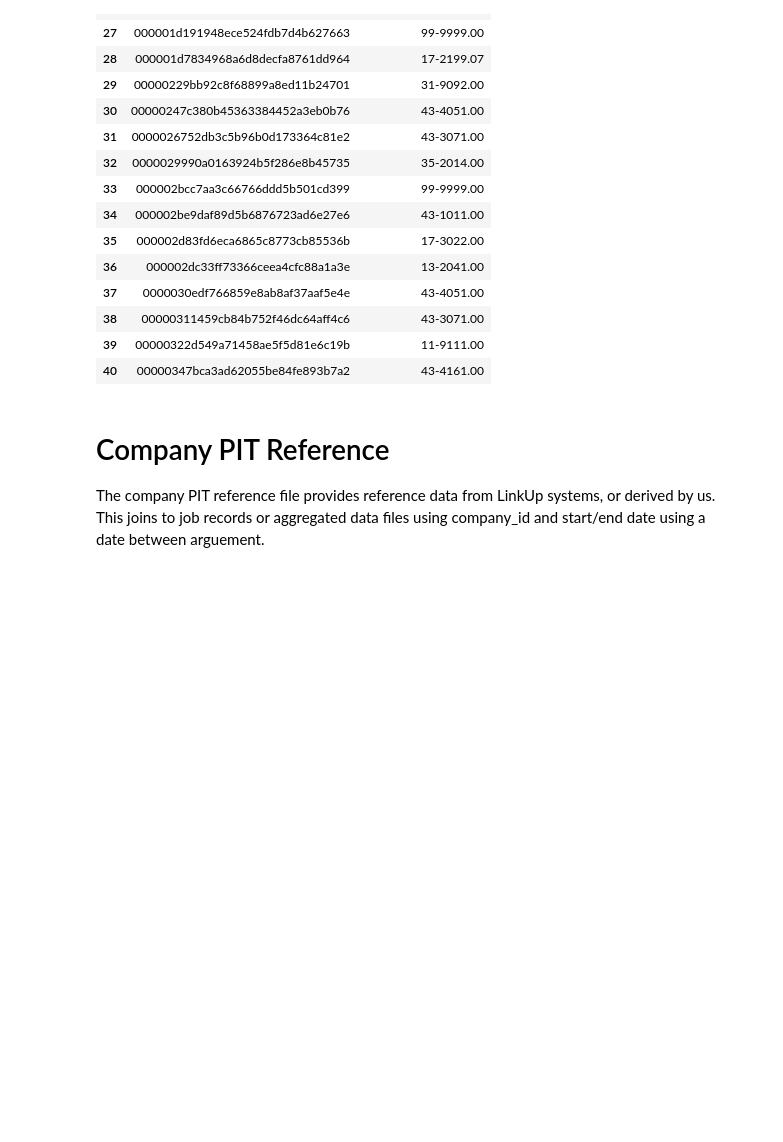
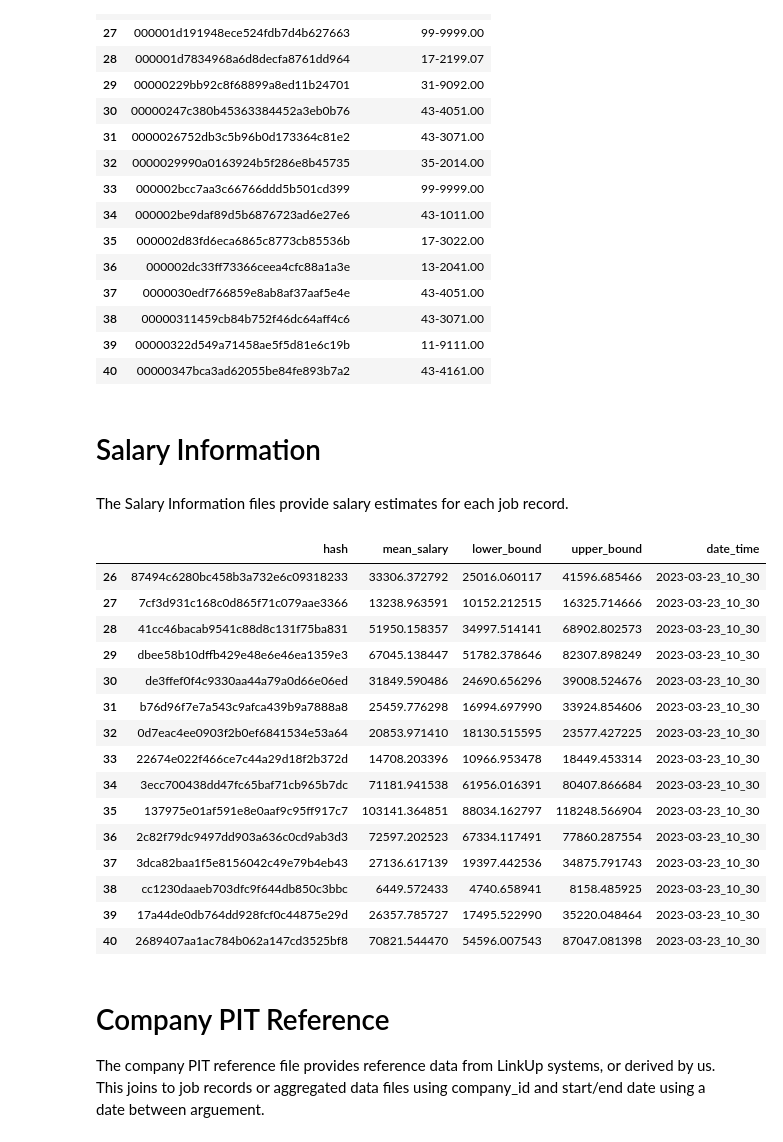
Before and after one commit to LinkUp/Job-Market-Data, a Jupyter notebook: Product Documentation/Product Onboarding.ipynb, the cells around one changed output. Saved outputs shown, nothing was run; the diff lists cells and outputs as text; code cells hidden in the pictures; blank space fills up the shorter version.

```diff
--- a/Product Documentation/Product Onboarding.ipynb
+++ b/Product Documentation/Product Onboarding.ipynb
@@ -69,6 +69,30 @@ OnetTaxonomy2019[26:41]
 | 38 | 00000311459cb84b752f46dc64aff4c6 | 43-3071.00 |
 | 39 | 00000322d549a71458ae5f5d81e6c19b | 11-9111.00 |
 | 40 | 00000347bca3ad62055be84fe893b7a2 | 43-4161.00 |
+# %% [markdown]
+# Salary Information
+# %% [markdown]
+The Salary Information files provide salary estimates for each job record.
+# %%
+SalaryInformation = pd.read_parquet('data_0_0_0.parquet', engine='pyarrow')
+SalaryInformation[26:41]
+# %% [output]
+|  | hash | mean_salary | lower_bound | upper_bound | date_time |
+| 26 | 87494c6280bc458b3a732e6c09318233 | 33306.372792 | 25016.060117 | 41596.685466 | 2023-03-23_10_30 |
+| 27 | 7cf3d931c168c0d865f71c079aae3366 | 13238.963591 | 10152.212515 | 16325.714666 | 2023-03-23_10_30 |
+| 28 | 41cc46bacab9541c88d8c131f75ba831 | 51950.158357 | 34997.514141 | 68902.802573 | 2023-03-23_10_30 |
+| 29 | dbee58b10dffb429e48e6e46ea1359e3 | 67045.138447 | 51782.378646 | 82307.898249 | 2023-03-23_10_30 |
+| 30 | de3ffef0f4c9330aa44a79a0d66e06ed | 31849.590486 | 24690.656296 | 39008.524676 | 2023-03-23_10_30 |
+| 31 | b76d96f7e7a543c9afca439b9a7888a8 | 25459.776298 | 16994.697990 | 33924.854606 | 2023-03-23_10_30 |
+| 32 | 0d7eac4ee0903f2b0ef6841534e53a64 | 20853.971410 | 18130.515595 | 23577.427225 | 2023-03-23_10_30 |
+| 33 | 22674e022f466ce7c44a29d18f2b372d | 14708.203396 | 10966.953478 | 18449.453314 | 2023-03-23_10_30 |
+| 34 | 3ecc700438dd47fc65baf71cb965b7dc | 71181.941538 | 61956.016391 | 80407.866684 | 2023-03-23_10_30 |
+| 35 | 137975e01af591e8e0aaf9c95ff917c7 | 103141.364851 | 88034.162797 | 118248.566904 | 2023-03-23_10_30 |
+| 36 | 2c82f79dc9497dd903a636c0cd9ab3d3 | 72597.202523 | 67334.117491 | 77860.287554 | 2023-03-23_10_30 |
+| 37 | 3dca82baa1f5e8156042c49e79b4eb43 | 27136.617139 | 19397.442536 | 34875.791743 | 2023-03-23_10_30 |
+| 38 | cc1230daaeb703dfc9f644db850c3bbc | 6449.572433 | 4740.658941 | 8158.485925 | 2023-03-23_10_30 |
+| 39 | 17a44de0db764dd928fcf0c44875e29d | 26357.785727 | 17495.522990 | 35220.048464 | 2023-03-23_10_30 |
+| 40 | 2689407aa1ac784b062a147cd3525bf8 | 70821.544470 | 54596.007543 | 87047.081398 | 2023-03-23_10_30 |
 # %% [markdown]
 # Company PIT Reference
 
```
